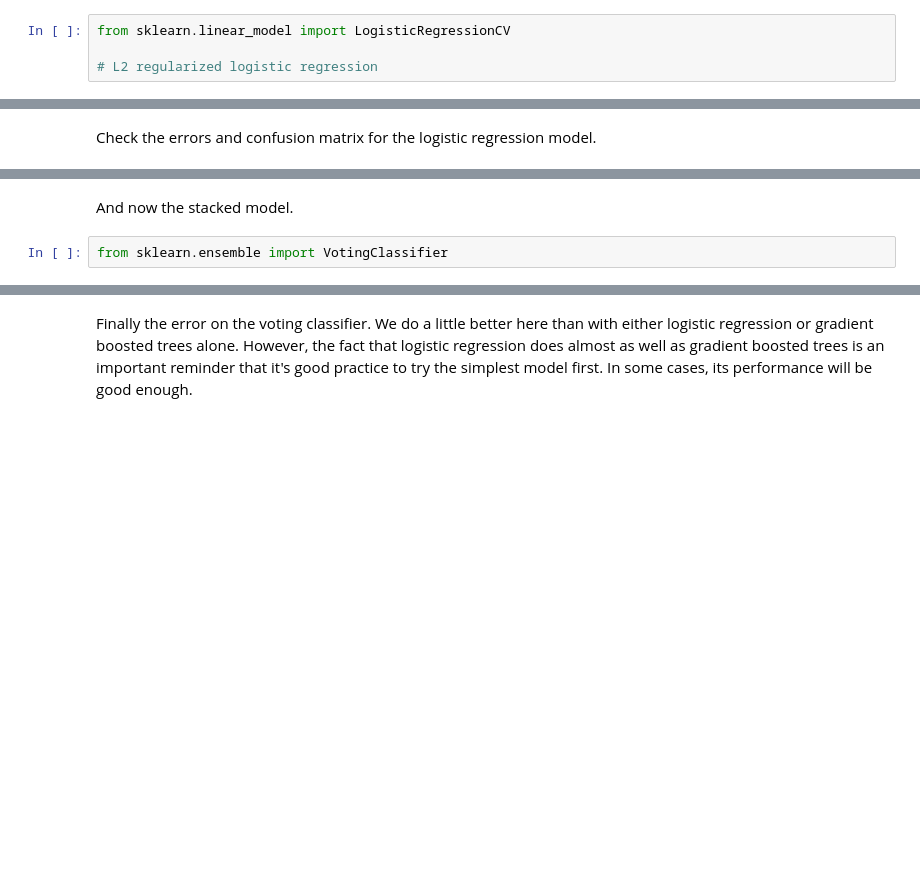
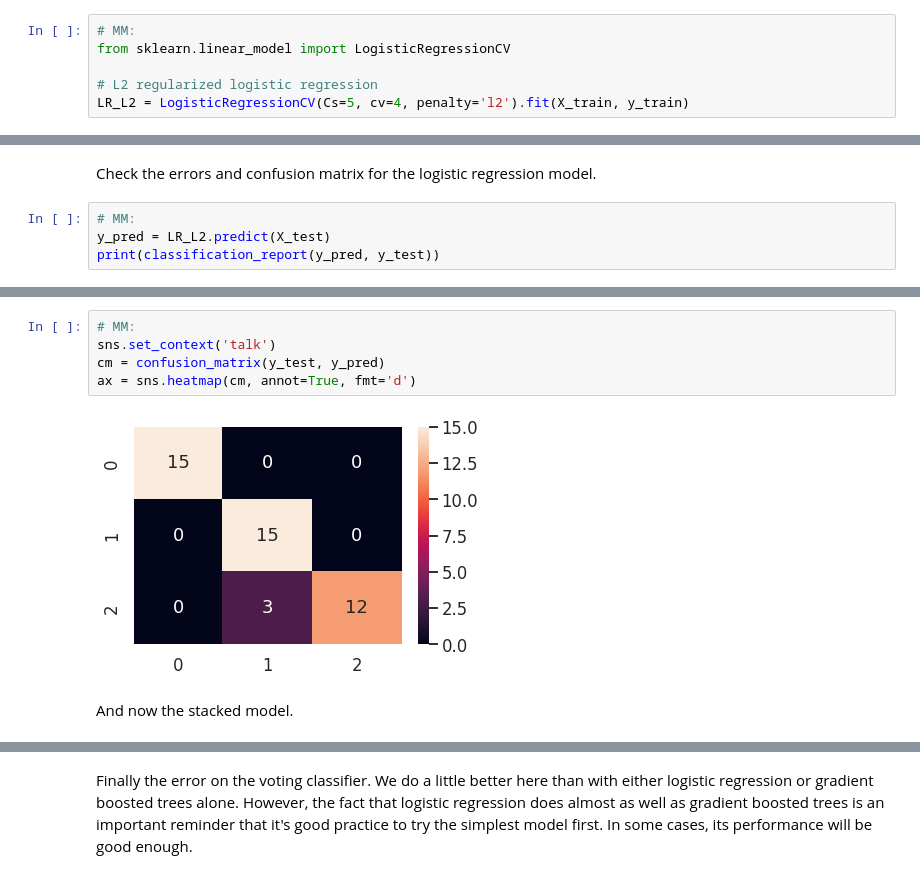
Before and after one commit to MosheMann5750/ML, a Jupyter notebook: Solutions/Week10_Boosting_and_Stacking_HW.ipynb, the cells around one changed output, grey strips where cells are left out. Cells and saved outputs as stored; diff of their text form; blank space fills up the shorter version.

```diff
--- a/Solutions/Week10_Boosting_and_Stacking_HW.ipynb
+++ b/Solutions/Week10_Boosting_and_Stacking_HW.ipynb
@@ -572,6 +735,8 @@ The error metrics. Note that the issues with class 0,1 and 2 appear to have beco
 * Determine the error as before and compare the results to the appropriate gradient boosted model(s).
 * Plot the confusion matrix for the best model created in this set of exercises.
 # %%
+# MM:
 from sklearn.linear_model import LogisticRegressionCV
 
 # L2 regularized logistic regression
+LR_L2 = LogisticRegressionCV(Cs=5, cv=4, penalty='l2').fit(X_train, y_train)
@@ -578,2 +761,6 @@ from sklearn.linear_model import LogisticRegressionCV
 # %% [markdown]
 Check the errors and confusion matrix for the logistic regression model.
+# %%
+# MM:
+y_pred = LR_L2.predict(X_test)
+print(classification_report(y_pred, y_test))
@@ -580,4 +777,9 @@ Check the errors and confusion matrix for the logistic regression model.
+# %%
+# MM:
+sns.set_context('talk')
+cm = confusion_matrix(y_test, y_pred)
+ax = sns.heatmap(cm, annot=True, fmt='d')
+# %% [output]
+[figure, added]
 # %% [markdown]
 And now the stacked model.
-# %%
-from sklearn.ensemble import VotingClassifier
```
Also changed, not shown: parts of 28 cells of this notebook.
